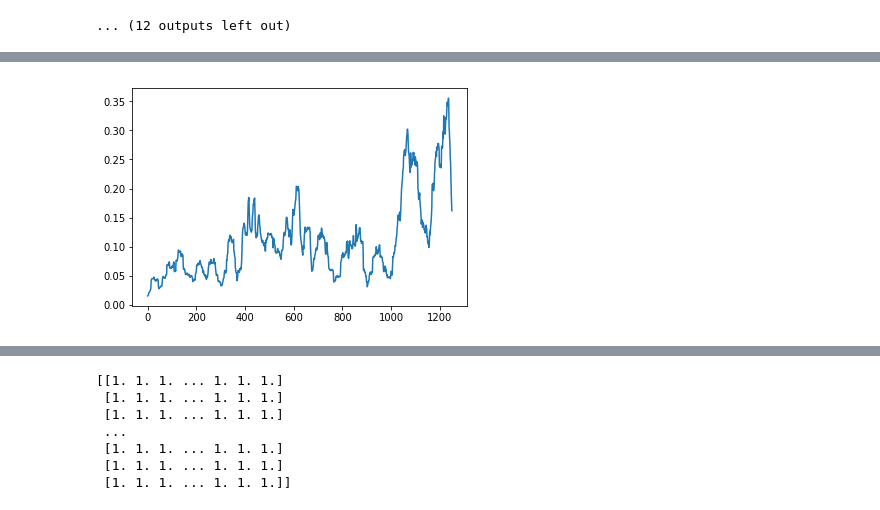
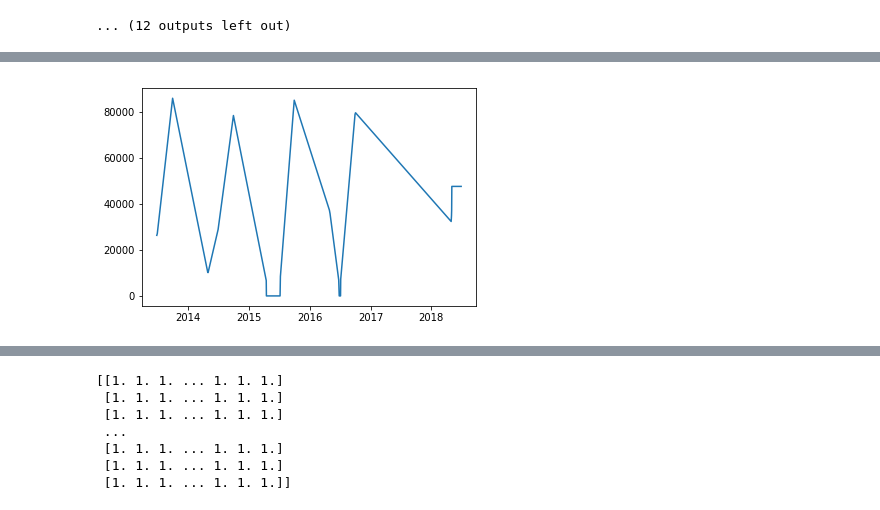
Before and after one commit to jgroth1/Project_1_Coffee_Price_Predictors, a Jupyter notebook: Analysis/Regression_Analysis.ipynb, the cells around one changed output, grey strips where cells are left out. Cells and saved outputs as stored; diff of their text form; code cells hidden in the pictures.

```diff
--- a/Analysis/Regression_Analysis.ipynb
+++ b/Analysis/Regression_Analysis.ipynb
@@ -471,6 +449,10 @@ for column in columns:
 [figure]
 [figure]
 ... (17 outputs left out)
+# %%
+Combined_DF.iloc[-40:,23] = np.ones((40)) * Combined_DF.iloc[:-40,23].mean()
+Combined_DF.iloc[-40:,24] = np.ones((40)) * Combined_DF.iloc[:-40,24].mean()
+Combined_DF.iloc[-40:,25] = np.ones((40)) * Combined_DF.iloc[:-40,25].mean()
 # %%
 features = np.ones(Combined_DF.iloc[:,:-2].shape)
 print(features)
@@ -806,8 +908,8 @@ for i in range(len(columns)-5):
 ... (12 outputs left out)
 # %%
 percentiles = {}
-for i in range(len(columns)-5):
-    p =np.percentile(Combined_DF[columns[i]],[10, 90])
+for i in range(len(columns)):
+    p =np.percentile(Combined_DF[columns[i]],[5, 95])
     percentiles[columns[i]] = p
 print(p)
 # %% [output]
@@ -822,8 +924,8 @@ for key, value in percentiles.items():
             Deoutlier_DF.loc[i,key] = value[1]
 
         if Combined_DF.loc[i,key] < value[0]:
-            Deoutlier_DF.loc[i,key] = value[0]
-
+            #Deoutlier_DF.loc[i,key] = value[0]
+            pass
         else:
             Deoutlier_DF.loc[i,key] = Combined_DF.loc[i,key]
 # %%
@@ -838,10 +940,11 @@ Deoutlier_DF.head()
 5 rows × 29 columns
 # %%
 N=30
-x = Deoutlier_DF.loc[:,'Precip_Cali'] / Deoutlier_DF.loc[:,'Precip_Cali'].max()
-y1 = np.convolve(x, np.ones((N,))/N, mode='same')
+Deoutlier_DF.iloc[-40:,23] = np.ones((40)) * Deoutlier_DF.iloc[:-40,23].mean()
+x = Deoutlier_DF.loc[:,'Export']
+#y1 = np.convolve(x, np.ones((N,))/N, mode='same')
 
-plt.plot(y1)
+plt.plot(x)
 plt.show()
 # %% [output]
-[figure, old version]
+[figure, new version]
```
Also changed, not shown: parts of 28 cells of this notebook, 6 other files.
